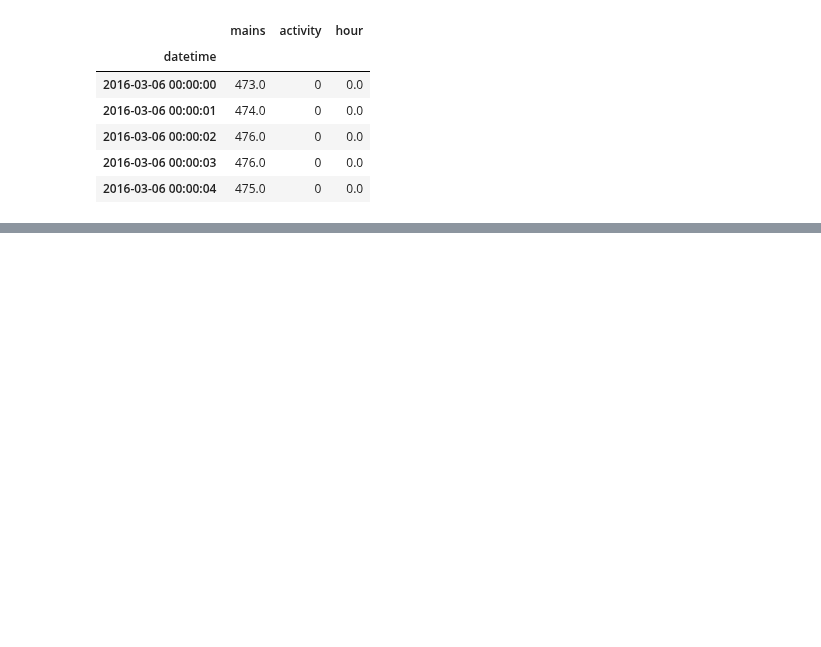
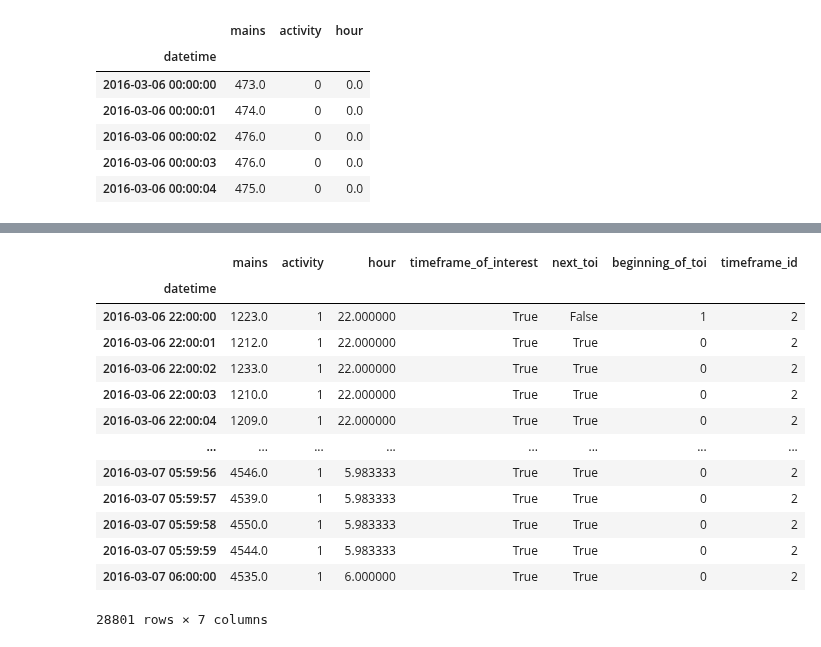
Before and after one commit to hugo-mi/Activity_Detection_From_Electrical_Consumption_Load_Curves, a Jupyter notebook: Exploratory Data Analysis/pierrick_eda.ipynb, the cells around one changed output, grey strips where cells are left out. Cells and saved outputs as stored; diff of their text form; code cells hidden in the pictures; blank space fills up the shorter version.

```diff
--- a/Exploratory Data Analysis/pierrick_eda.ipynb
+++ b/Exploratory Data Analysis/pierrick_eda.ipynb
@@ -200,0 +279,17 @@ def binarizeSegmentedDf(df, threshold):
+# %%
+df_house[(df_house["timeframe_of_interest"])&(df_house["timeframe_id"]==2)]
+# %% [output]
+|  | mains | activity | hour | timeframe_of_interest | next_toi | beginning_of_toi | timeframe_id |
+| datetime |  |  |  |  |  |  |  |
+| 2016-03-06 22:00:00 | 1223.0 | 1 | 22.000000 | True | False | 1 | 2 |
+| 2016-03-06 22:00:01 | 1212.0 | 1 | 22.000000 | True | True | 0 | 2 |
+| 2016-03-06 22:00:02 | 1233.0 | 1 | 22.000000 | True | True | 0 | 2 |
+| 2016-03-06 22:00:03 | 1210.0 | 1 | 22.000000 | True | True | 0 | 2 |
+| 2016-03-06 22:00:04 | 1209.0 | 1 | 22.000000 | True | True | 0 | 2 |
+| ... | ... | ... | ... | ... | ... | ... | ... |
+| 2016-03-07 05:59:56 | 4546.0 | 1 | 5.983333 | True | True | 0 | 2 |
+| 2016-03-07 05:59:57 | 4539.0 | 1 | 5.983333 | True | True | 0 | 2 |
+| 2016-03-07 05:59:58 | 4550.0 | 1 | 5.983333 | True | True | 0 | 2 |
+| 2016-03-07 05:59:59 | 4544.0 | 1 | 5.983333 | True | True | 0 | 2 |
+| 2016-03-07 06:00:00 | 4535.0 | 1 | 6.000000 | True | True | 0 | 2 |
+28801 rows × 7 columns
```
Also changed, not shown: parts of 30 cells of this notebook.
